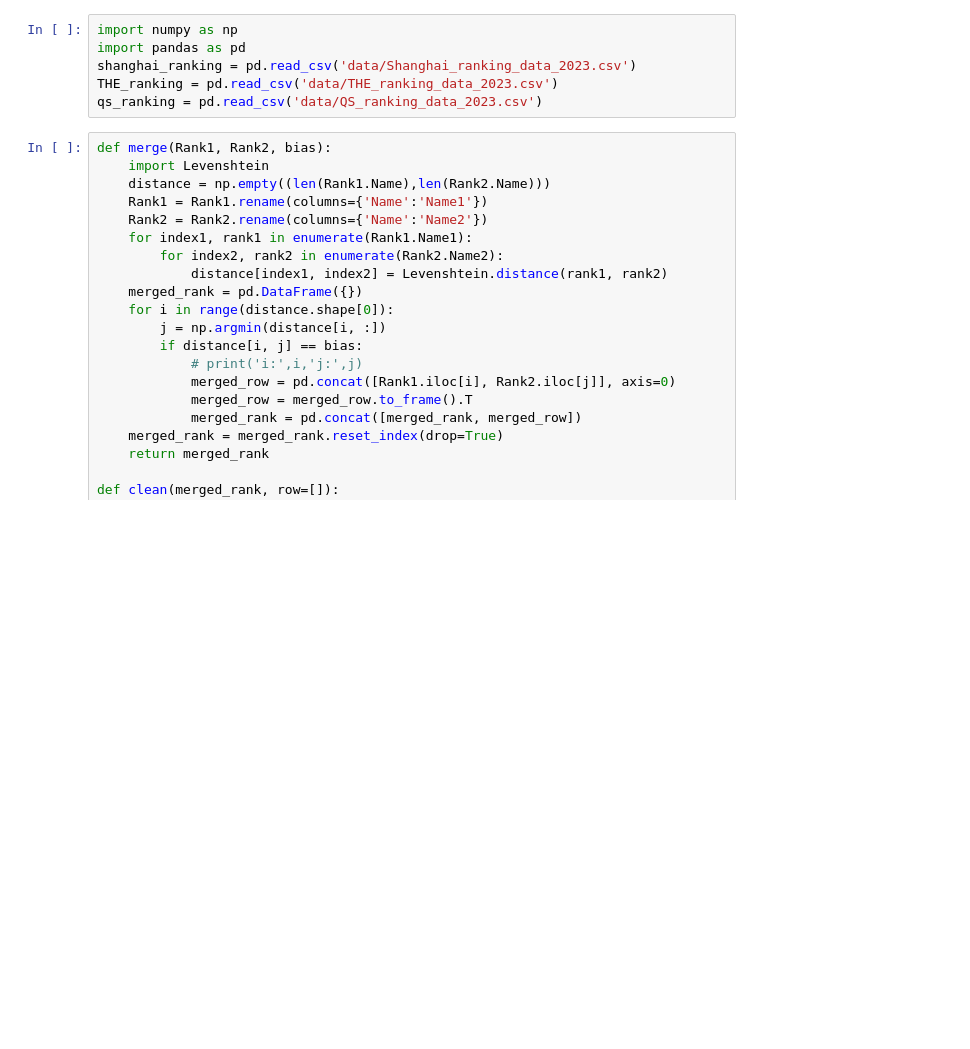
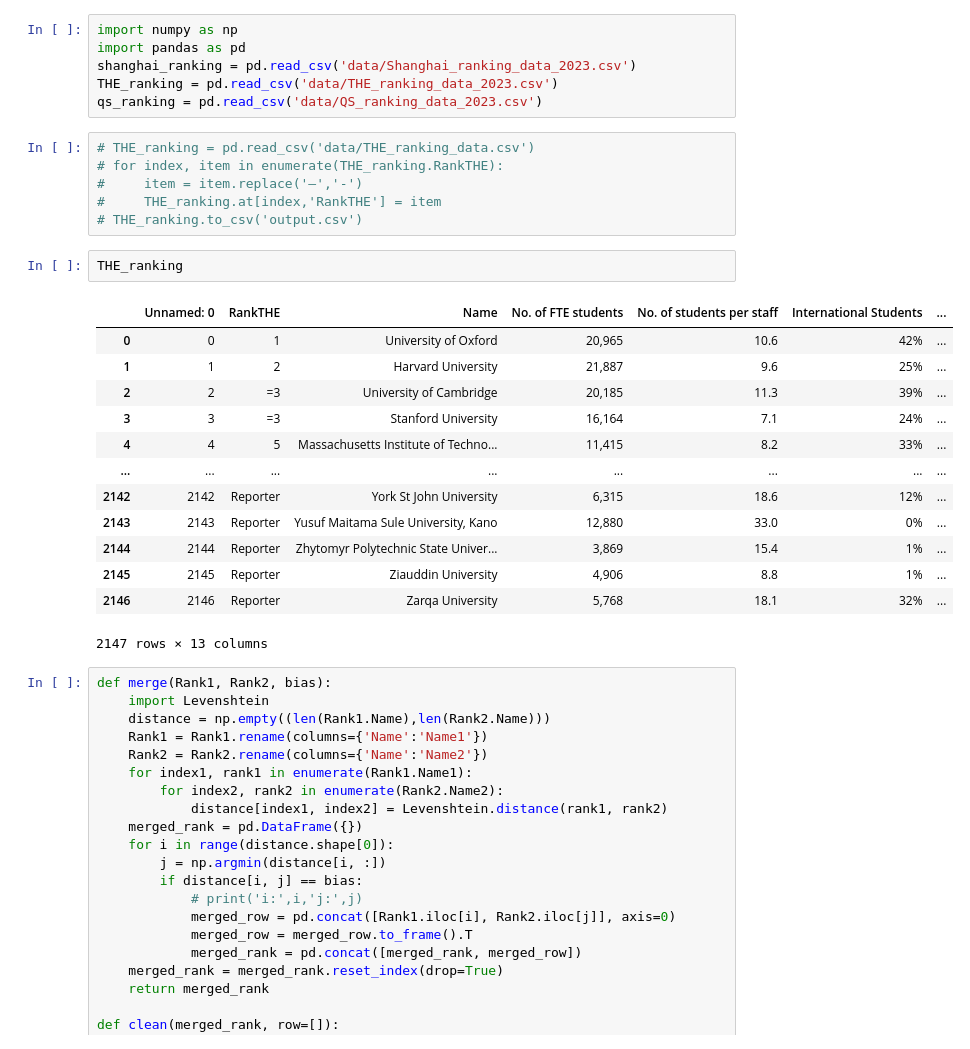
Before and after one commit to Menamot/ISCF, a Jupyter notebook: test.ipynb, the cells around one changed output. Drawn from its saved outputs; the diff is of its cells as text; blank space fills up the shorter version.

```diff
--- a/test.ipynb
+++ b/test.ipynb
@@ -4,6 +4,28 @@ import pandas as pd
 shanghai_ranking = pd.read_csv('data/Shanghai_ranking_data_2023.csv')
 THE_ranking = pd.read_csv('data/THE_ranking_data_2023.csv')
 qs_ranking = pd.read_csv('data/QS_ranking_data_2023.csv')
+# %%
+# THE_ranking = pd.read_csv('data/THE_ranking_data.csv')
+# for index, item in enumerate(THE_ranking.RankTHE):
+#     item = item.replace('–','-')
+#     THE_ranking.at[index,'RankTHE'] = item
+# THE_ranking.to_csv('output.csv')
+# %%
+THE_ranking
+# %% [output]
+|  | Unnamed: 0 | RankTHE | Name | No. of FTE students | No. of students per staff | International Students | ... |
+| 0 | 0 | 1 | University of Oxford | 20,965 | 10.6 | 42% | ... |
+| 1 | 1 | 2 | Harvard University | 21,887 | 9.6 | 25% | ... |
+| 2 | 2 | =3 | University of Cambridge | 20,185 | 11.3 | 39% | ... |
+| 3 | 3 | =3 | Stanford University | 16,164 | 7.1 | 24% | ... |
+| 4 | 4 | 5 | Massachusetts Institute of Techno... | 11,415 | 8.2 | 33% | ... |
+| ... | ... | ... | ... | ... | ... | ... | ... |
+| 2142 | 2142 | Reporter | York St John University | 6,315 | 18.6 | 12% | ... |
+| 2143 | 2143 | Reporter | Yusuf Maitama Sule University, Kano | 12,880 | 33.0 | 0% | ... |
+| 2144 | 2144 | Reporter | Zhytomyr Polytechnic State Univer... | 3,869 | 15.4 | 1% | ... |
+| 2145 | 2145 | Reporter | Ziauddin University | 4,906 | 8.8 | 1% | ... |
+| 2146 | 2146 | Reporter | Zarqa University | 5,768 | 18.1 | 32% | ... |
+2147 rows × 13 columns
 # %%
 def merge(Rank1, Rank2, bias):
     import Levenshtein
```
Also changed, not shown: parts of 8 cells of this notebook, 4 other files.
